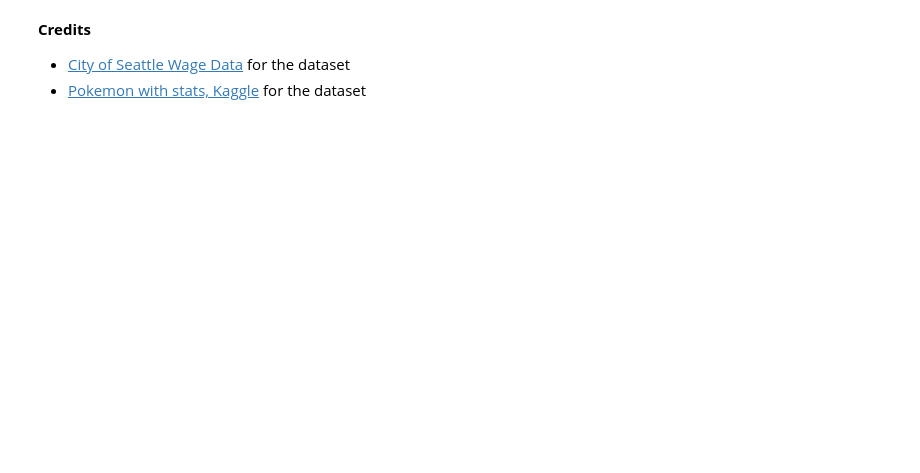
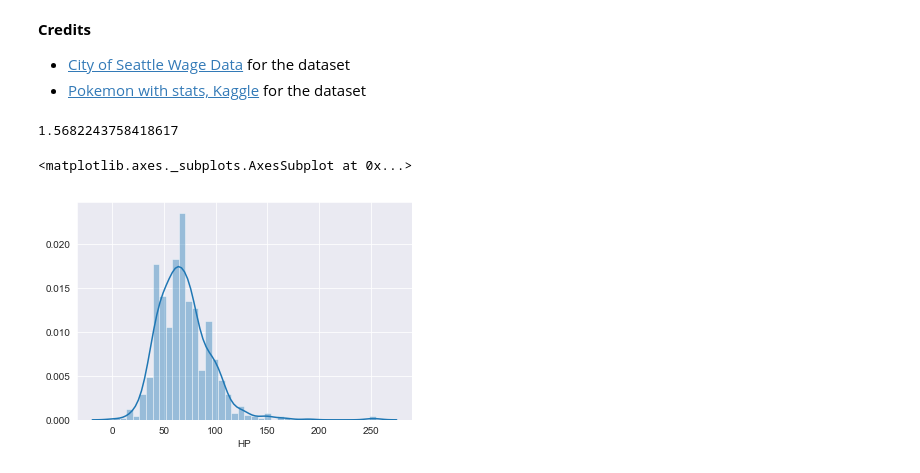
Before and after one commit to jermsinarocket/Hackwagon-DS102, a Jupyter notebook: Week 2/In-Class Exercise/Hackwagon_Academy_DS102_-_Lesson_2B_-_Univariate_and_Categorical_Analysis_-_Student.ipynb, the cells around one changed output. Drawn from its saved outputs; the diff is of its cells as text; code cells hidden in the pictures; blank space fills up the shorter version.

```diff
--- a/Week 2/In-Class Exercise/Hackwagon_Academy_DS102_-_Lesson_2B_-_Univariate_and_Categorical_Analysis_-_Student.ipynb
+++ b/Week 2/In-Class Exercise/Hackwagon_Academy_DS102_-_Lesson_2B_-_Univariate_and_Categorical_Analysis_-_Student.ipynb
@@ -202,3 +251,7 @@ classtype_gb.agg(agg_dictionary)
 ### Load and preview dataset
 
 Open the `pokemon.csv` and open it with pandas as `pokemon_df`. Preview the dataset with `.head()`.
+# %%
+pokemon_df = pd.read_csv('pokemon.csv')
+
+pokemon_df.head()
@@ -240,3 +333,13 @@ From the above Groupby object, use `.size()` get the number of pokemon of each t
 **Credits**
 - [City of Seattle Wage Data](https://data.seattle.gov/City-Business/City-of-Seattle-Wage-Data/2khk-5ukd) for the dataset
 - [Pokemon with stats, Kaggle](https://www.kaggle.com/abcsds/pokemon) for the dataset
+# %%
+import seaborn as sns
+
+print(pokemon_df['HP'].skew())
+sns.set_style('darkgrid')
+sns.distplot(pokemon_df['HP'])
+# %% [output]
+1.5682243758418617
+<matplotlib.axes._subplots.AxesSubplot at 0x...>
+[figure, added]
```
Also changed, not shown: parts of 18 cells of this notebook, 2 other files.
